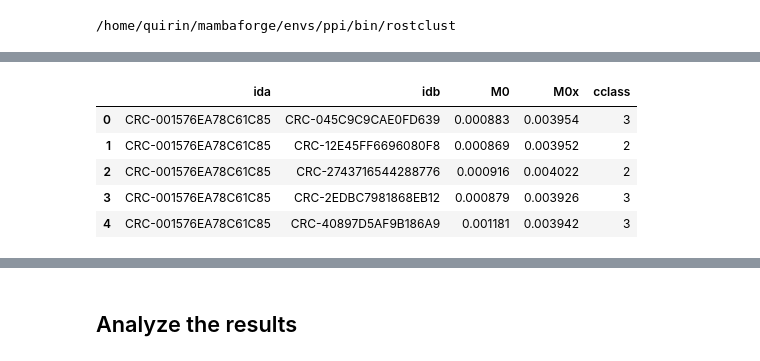
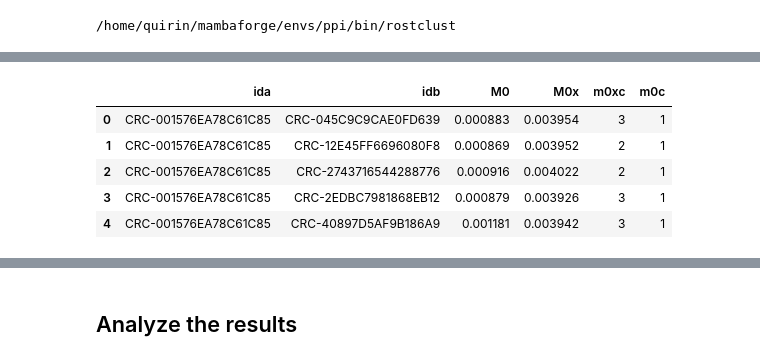
Before and after one commit to lkndl/ppi, a Jupyter notebook: colabfold/colabfold_eval.ipynb, the cells around one changed output, grey strips where cells are left out. Drawn from its saved outputs; the diff is of its cells as text; code cells hidden in the pictures.

```diff
--- a/colabfold/colabfold_eval.ipynb
+++ b/colabfold/colabfold_eval.ipynb
@@ -126,6 +130,3 @@ from ppi_utils.general import run_uniqueprot2D
 !which rostclust
 # %% [output]
 /home/quirin/mambaforge/envs/ppi/bin/rostclust
-# %%
-train_fasta = home / 'D-SCRIPT/data/seqs/human_train_balanced.fa'
-train_fasta.is_file()
@@ -134,6 +133,10 @@ True
 # %%
-run_uniqueprot2D(ppi_dir / 'huri_test.fasta',
+for m, sfx in zip(['M0x', 'M0'], ['_balanced', '']):
+    train_fasta = home / f'D-SCRIPT/data/seqs/human_train{sfx}.fa'
+    print(train_fasta.is_file())
+
+    run_uniqueprot2D(ppi_dir / 'huri_test.fasta',
                  train_fasta,
-                 ppi_dir / 'huri_test_M0x_C3.fasta',
+                 ppi_dir / f'huri_test_{m}_C3.fasta',
                  home / 'D-SCRIPT/data/hval_config.json')
 # %% [output]
@@ -142,16 +149,17 @@ rostclust uniqueprot2d --hval-config-path /home/quirin/PYTHON/D-SCRIPT/data/hval
 # %%
-test_pairs = make_c_classes(ppi_dir / 'huri_test.tsv', ppi_dir / 'huri_test_M0x_C3.fasta', ppi_dir / 'huri_test.fasta')
-test_pairs = test_pairs[['hash_A', 'hash_B', 'cclass']].copy()
-test_pairs.columns = ['ida', 'idb', 'cclass']
-m0x = pd.merge(m0x, test_pairs, on=['ida', 'idb'])
+for m, sfx in zip(['M0x', 'M0'], ['_balanced', '']):
+    test_pairs = make_c_classes(ppi_dir / 'huri_test.tsv', ppi_dir / f'huri_test_{m}_C3.fasta', ppi_dir / 'huri_test.fasta')
+    test_pairs = test_pairs[['hash_A', 'hash_B', 'cclass']].copy()
+    test_pairs.columns = ['ida', 'idb', f'{m.lower()}c']
+    m0x = pd.merge(m0x, test_pairs, on=['ida', 'idb'])
 m0x.head()
 # %% [output]
-|  | ida | idb | M0 | M0x | cclass |
-| 0 | CRC-001576EA78C61C85 | CRC-045C9C9CAE0FD639 | 0.000883 | 0.003954 | 3 |
-| 1 | CRC-001576EA78C61C85 | CRC-12E45FF6696080F8 | 0.000869 | 0.003952 | 2 |
-| 2 | CRC-001576EA78C61C85 | CRC-2743716544288776 | 0.000916 | 0.004022 | 2 |
-| 3 | CRC-001576EA78C61C85 | CRC-2EDBC7981868EB12 | 0.000879 | 0.003926 | 3 |
-| 4 | CRC-001576EA78C61C85 | CRC-40897D5AF9B186A9 | 0.001181 | 0.003942 | 3 |
+|  | ida | idb | M0 | M0x | m0xc | m0c |
+| 0 | CRC-001576EA78C61C85 | CRC-045C9C9CAE0FD639 | 0.000883 | 0.003954 | 3 | 1 |
+| 1 | CRC-001576EA78C61C85 | CRC-12E45FF6696080F8 | 0.000869 | 0.003952 | 2 | 1 |
+| 2 | CRC-001576EA78C61C85 | CRC-2743716544288776 | 0.000916 | 0.004022 | 2 | 1 |
+| 3 | CRC-001576EA78C61C85 | CRC-2EDBC7981868EB12 | 0.000879 | 0.003926 | 3 | 1 |
+| 4 | CRC-001576EA78C61C85 | CRC-40897D5AF9B186A9 | 0.001181 | 0.003942 | 3 | 1 |
 # %%
 mp = pd.merge(mp, m0x, on=['ida', 'idb'])
 mp.head()
```
Also changed, not shown: parts of 23 cells of this notebook, 1 other file.
